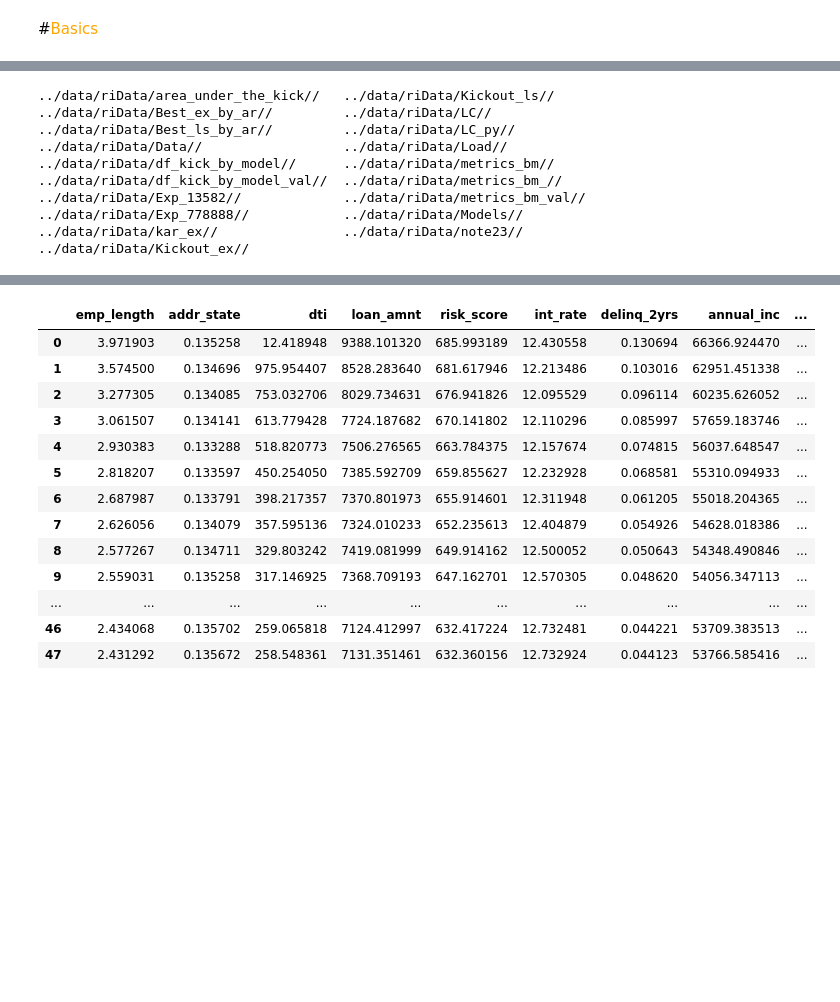
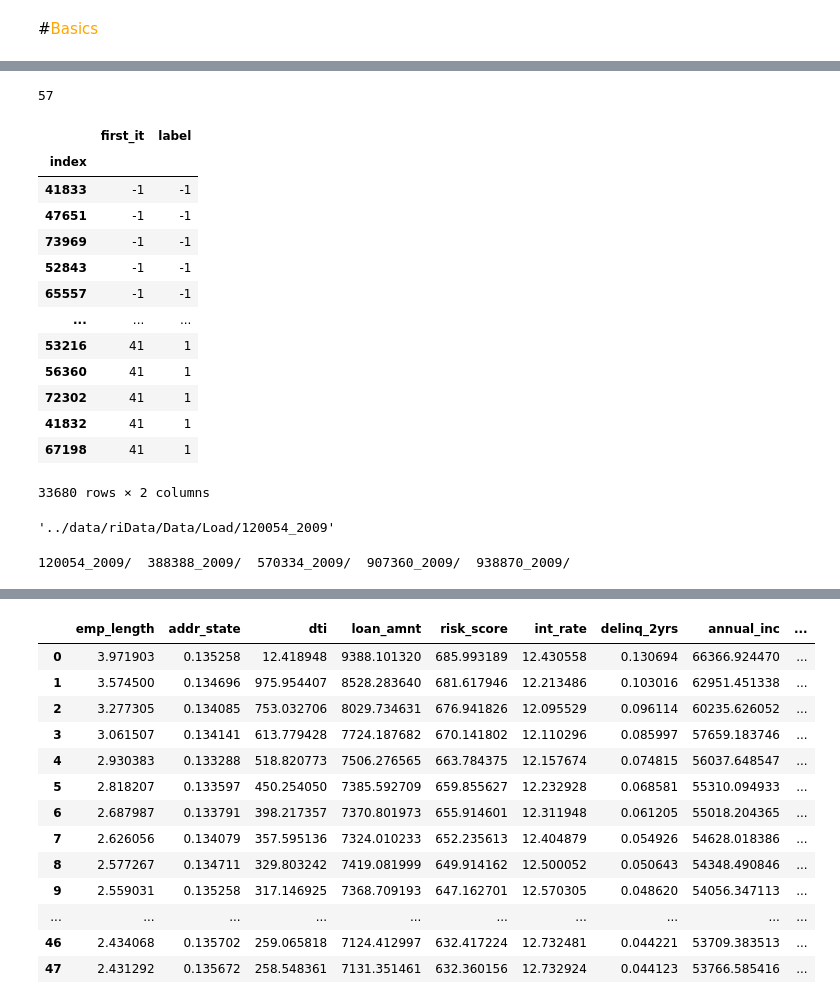
Before and after one commit to hiaac-finance/credit_pipeline, a Jupyter notebook: examples/playground ICMD.ipynb, the cells around one changed output, grey strips where cells are left out. Cells and saved outputs as stored; diff of their text form; code cells hidden in the pictures; blank space fills up the shorter version.

```diff
--- a/examples/playground ICMD.ipynb
+++ b/examples/playground ICMD.ipynb
@@ -50,0 +104,4 @@ import seaborn as sns
+# %%
+print(len(percent_bads)*len(sizes))
+# %% [output]
+57
@@ -51,13 +124,25 @@ import seaborn as sns
+# %%
+data_ex
+# %% [output]
+|  | first_it | label |
+| index |  |  |
+| 41833 | -1 | -1 |
+| 47651 | -1 | -1 |
+| 73969 | -1 | -1 |
+| 52843 | -1 | -1 |
+| 65557 | -1 | -1 |
+| ... | ... | ... |
+| 53216 | 41 | 1 |
+| 56360 | 41 | 1 |
+| 72302 | 41 | 1 |
+| 41832 | 41 | 1 |
+| 67198 | 41 | 1 |
+33680 rows × 2 columns
+# %%
+os.path.join(ri_datasets_path,f'Data/Load/{seed_number}_{year}')
+# %% [output]
+'../data/riData/Data/Load/120054_2009'
 # %%
-ls -d  ../data/riData/*/
+ls '../data/riData/Load'
 # %% [output]
-../data/riData/area_under_the_kick//   ../data/riData/Kickout_ls//
-../data/riData/Best_ex_by_ar//         ../data/riData/LC//
-../data/riData/Best_ls_by_ar//         ../data/riData/LC_py//
-../data/riData/Data//                  ../data/riData/Load//
-../data/riData/df_kick_by_model//      ../data/riData/metrics_bm//
-../data/riData/df_kick_by_model_val//  ../data/riData/metrics_bm_//
-../data/riData/Exp_13582//             ../data/riData/metrics_bm_val//
-../data/riData/Exp_778888//            ../data/riData/Models//
-../data/riData/kar_ex//                ../data/riData/note23//
-../data/riData/Kickout_ex//
+120054_2009/  388388_2009/  570334_2009/  907360_2009/  938870_2009/
```
Also changed, not shown: parts of 27 cells of this notebook, 4 other files.
